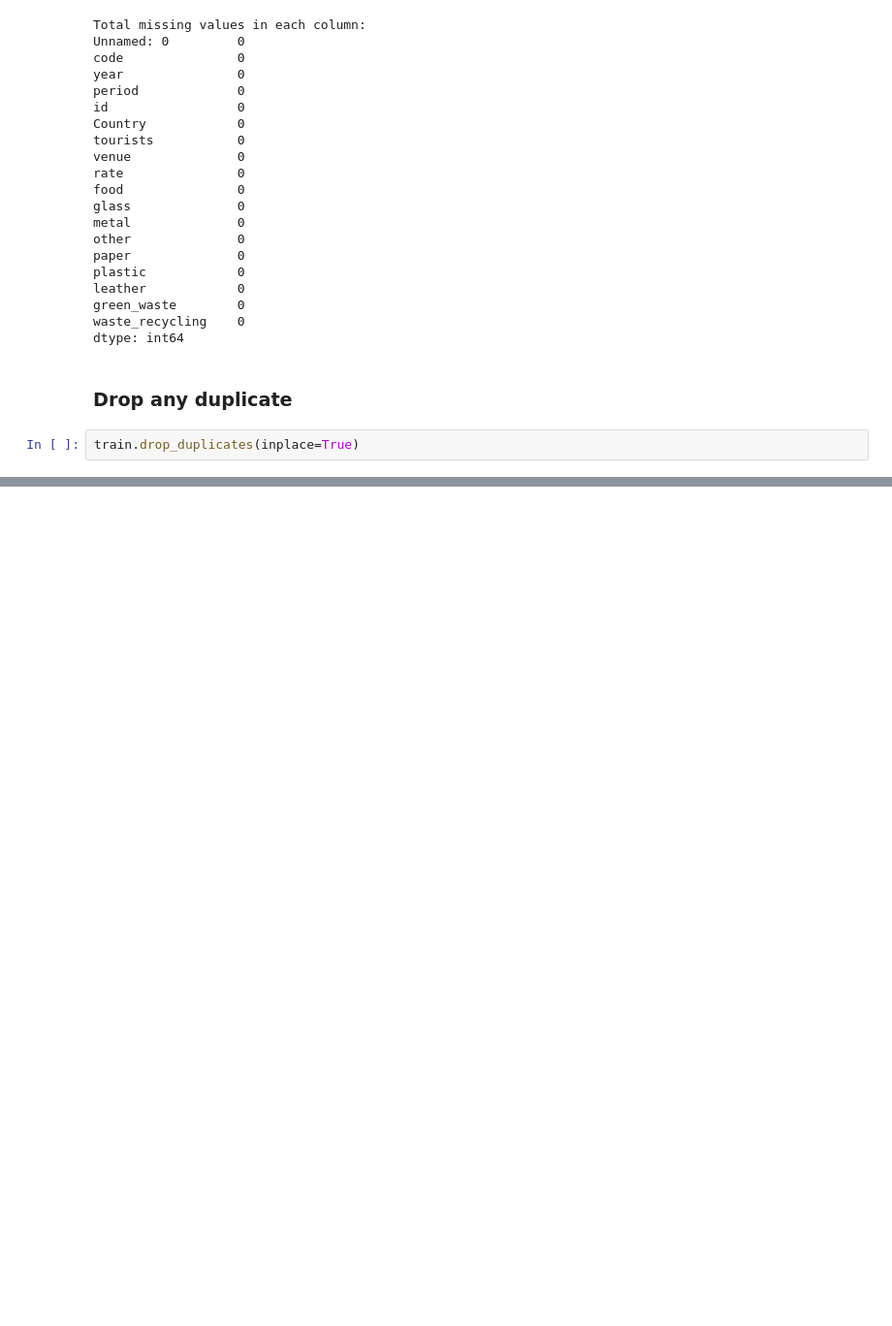
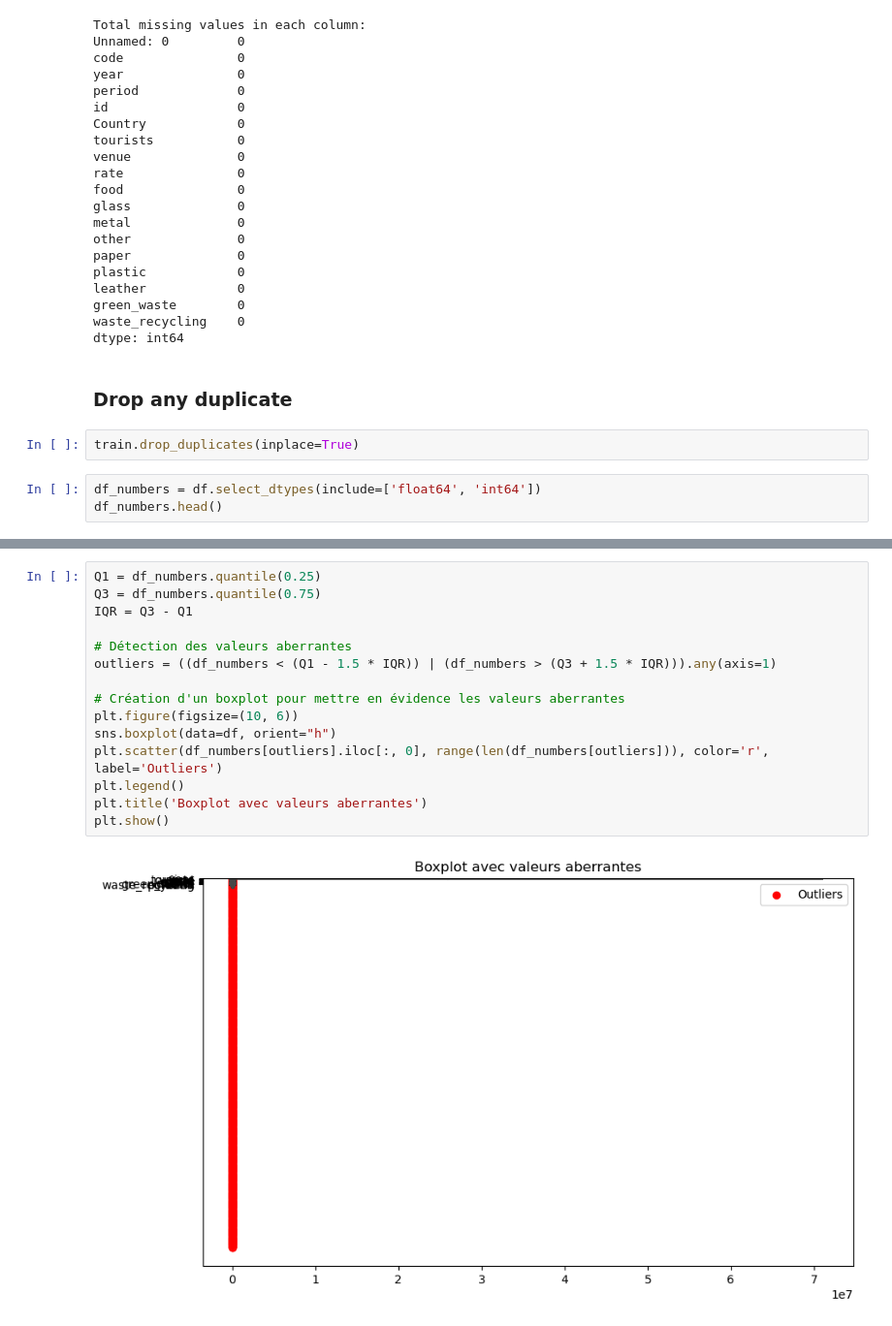
Before and after one commit to Cassette86/Green_ai_project_Water_polution, a Jupyter notebook: water_pollution_dataset/main.ipynb, the cells around one changed output, grey strips where cells are left out. Shown at 97% size. Saved outputs shown, nothing was run; the diff lists cells and outputs as text; blank space fills up the shorter version.

Commit message:
update of data_cleaning

```diff
--- a/water_pollution_dataset/main.ipynb
+++ b/water_pollution_dataset/main.ipynb
@@ -109,3 +111,6 @@ dtype: int64
 ### Drop any duplicate
 # %%
 train.drop_duplicates(inplace=True)
+# %%
+df_numbers = df.select_dtypes(include=['float64', 'int64'])
+df_numbers.head()
@@ -111,0 +124,17 @@ train.drop_duplicates(inplace=True)
+# %%
+Q1 = df_numbers.quantile(0.25)
+Q3 = df_numbers.quantile(0.75)
+IQR = Q3 - Q1
+
+# Détection des valeurs aberrantes
+outliers = ((df_numbers < (Q1 - 1.5 * IQR)) | (df_numbers > (Q3 + 1.5 * IQR))).any(axis=1)
+
+# Création d'un boxplot pour mettre en évidence les valeurs aberrantes
+plt.figure(figsize=(10, 6))
+sns.boxplot(data=df, orient="h")
+plt.scatter(df_numbers[outliers].iloc[:, 0], range(len(df_numbers[outliers])), color='r', label='Outliers')
+plt.legend()
+plt.title('Boxplot avec valeurs aberrantes')
+plt.show()
+# %% [output]
+[figure, added]
```
Also changed, not shown: parts of 2 cells of this notebook.
